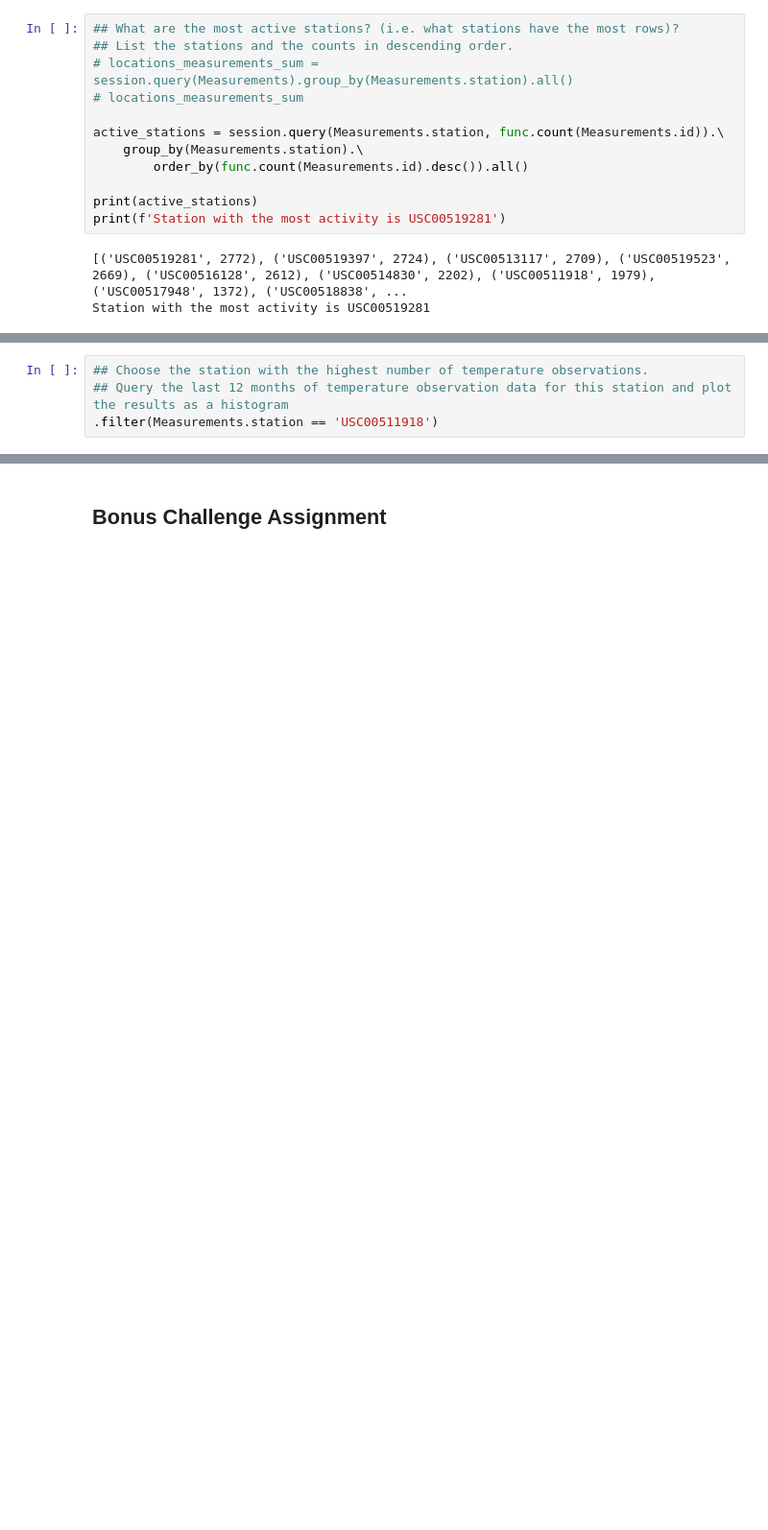
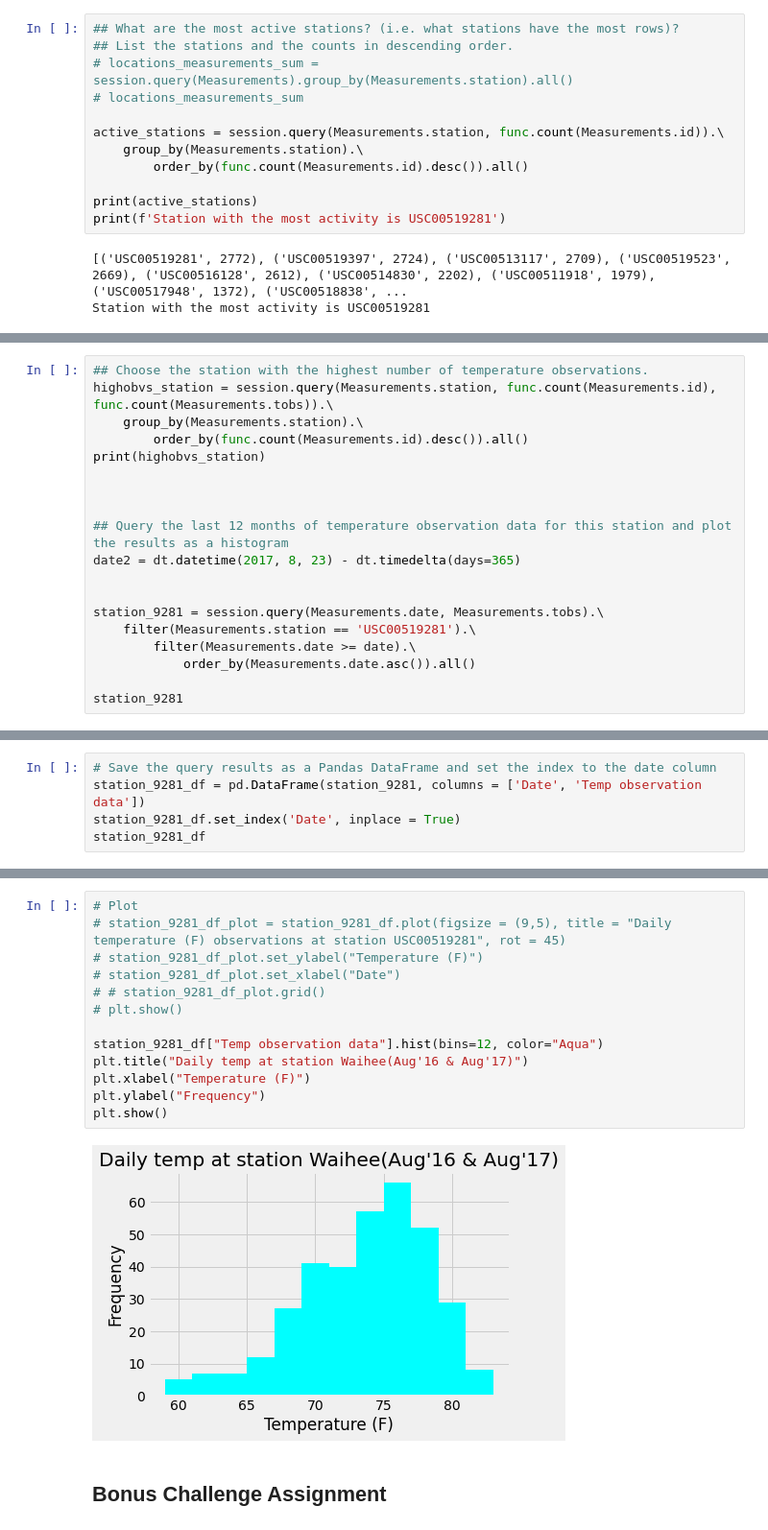
Before and after one commit to chiron-chiron/sqlalchemy-challenge, a Jupyter notebook: Analysis.ipynb, the cells around one changed output, grey strips where cells are left out. Shown at 96% size. Saved outputs shown, nothing was run; the diff lists cells and outputs as text; blank space fills up the shorter version.

```diff
--- a/Analysis.ipynb
+++ b/Analysis.ipynb
@@ -271,4 +282,19 @@ min_temp = session.query(Measurements.station, Measurements.date, Measurements.p
 # %%
 ## Choose the station with the highest number of temperature observations.
+highobvs_station = session.query(Measurements.station, func.count(Measurements.id), func.count(Measurements.tobs)).\
+    group_by(Measurements.station).\
+        order_by(func.count(Measurements.id).desc()).all()
+print(highobvs_station)
+
+
+
 ## Query the last 12 months of temperature observation data for this station and plot the results as a histogram
-.filter(Measurements.station == 'USC00511918')
+date2 = dt.datetime(2017, 8, 23) - dt.timedelta(days=365)
+
+
+station_9281 = session.query(Measurements.date, Measurements.tobs).\
+    filter(Measurements.station == 'USC00519281').\
+        filter(Measurements.date >= date).\
+            order_by(Measurements.date.asc()).all()
+
+station_9281
@@ -274,0 +320,5 @@ min_temp = session.query(Measurements.station, Measurements.date, Measurements.p
+# %%
+# Save the query results as a Pandas DataFrame and set the index to the date column
+station_9281_df = pd.DataFrame(station_9281, columns = ['Date', 'Temp observation data'])
+station_9281_df.set_index('Date', inplace = True)
+station_9281_df
@@ -275,3 +340,18 @@ min_temp = session.query(Measurements.station, Measurements.date, Measurements.p
+# %%
+# Plot
+# station_9281_df_plot = station_9281_df.plot(figsize = (9,5), title = "Daily temperature (F) observations at station USC00519281", rot = 45)
+# station_9281_df_plot.set_ylabel("Temperature (F)")
+# station_9281_df_plot.set_xlabel("Date")
+# # station_9281_df_plot.grid()
+# plt.show()
+
+station_9281_df["Temp observation data"].hist(bins=12, color="Aqua")
+plt.title("Daily temp at station Waihee(Aug'16 & Aug'17)")
+plt.xlabel("Temperature (F)")
+plt.ylabel("Frequency")
+plt.show()
+# %% [output]
+[figure, added]
 # %% [markdown]
 ## Bonus Challenge Assignment
 # %%
```
Also changed, not shown: parts of 4 cells of this notebook.
